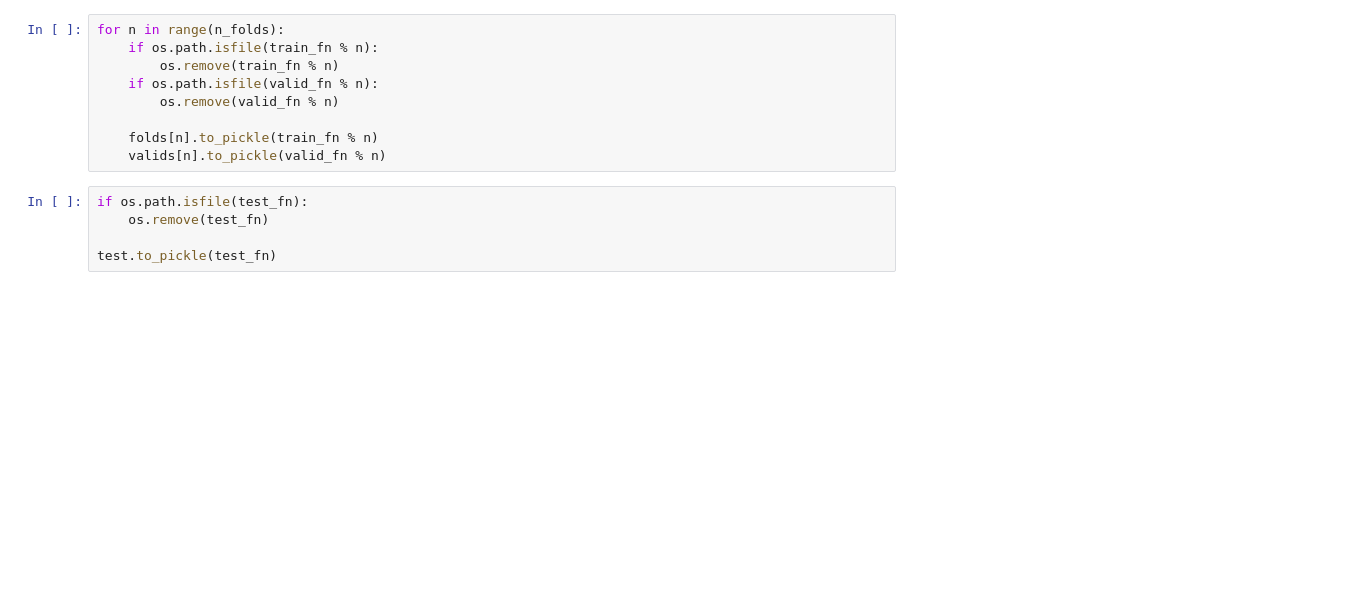
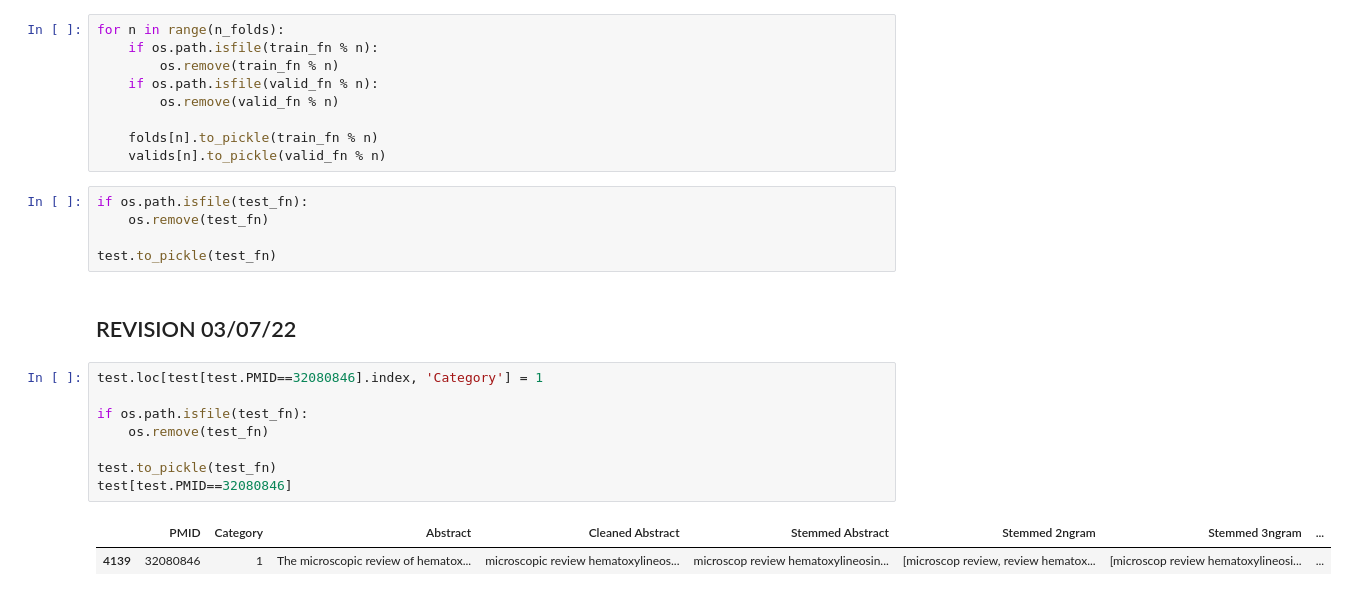
Before and after one commit to simonliu99/classify-medical-genetics-abstracts, a Jupyter notebook: notebooks/pubmed-features.ipynb, the cells around one changed output. Saved outputs shown, nothing was run; the diff lists cells and outputs as text; blank space fills up the shorter version.

Commit message:
Add updated input file and move category fix to feature extraction to preserve class splits

```diff
--- a/notebooks/pubmed-features.ipynb
+++ b/notebooks/pubmed-features.ipynb
@@ -249,3 +249,16 @@ if os.path.isfile(test_fn):
     os.remove(test_fn)
 
 test.to_pickle(test_fn)
+# %% [markdown]
+## REVISION 03/07/22
+# %%
+test.loc[test[test.PMID==32080846].index, 'Category'] = 1
+
+if os.path.isfile(test_fn):
+    os.remove(test_fn)
+
+test.to_pickle(test_fn)
+test[test.PMID==32080846]
+# %% [output]
+|  | PMID | Category | Abstract | Cleaned Abstract | Stemmed Abstract | Stemmed 2ngram | Stemmed 3ngram | ... |
+| 4139 | 32080846 | 1 | The microscopic review of hematox... | microscopic review hematoxylineos... | microscop review hematoxylineosin... | [microscop review, review hematox... | [microscop review hematoxylineosi... | ... |
```
Also changed, not shown: parts of 2 cells of this notebook, 2 other files.
